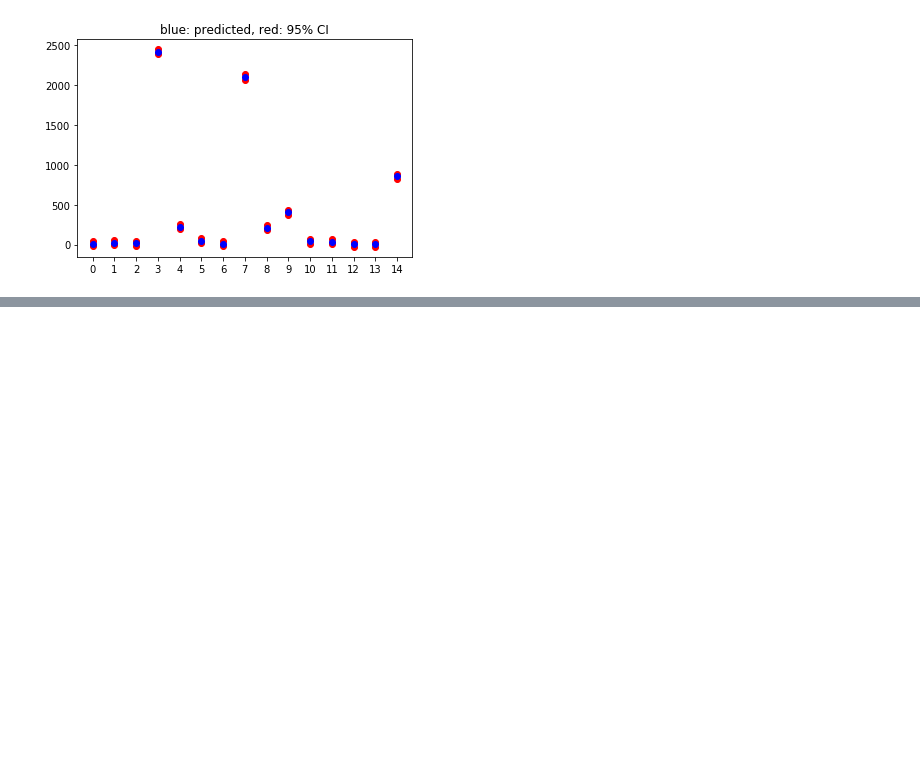
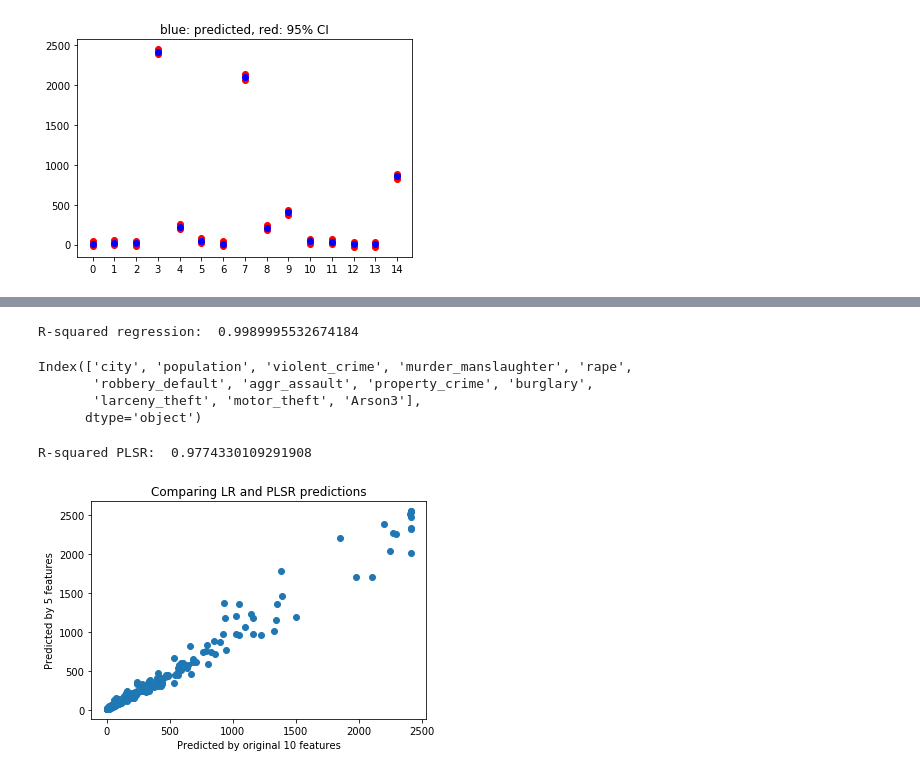
Before and after one commit to PriyankaBiswas/Data-Science, a Jupyter notebook: Unit2_SL/NYCrime/crime_regression_mymodel.ipynb, the cells around one changed output, grey strips where cells are left out. Cells and saved outputs as stored; diff of their text form; code cells hidden in the pictures; blank space fills up the shorter version.

Commit message:
Adding PLSR feature reduction

```diff
--- a/Unit2_SL/NYCrime/crime_regression_mymodel.ipynb
+++ b/Unit2_SL/NYCrime/crime_regression_mymodel.ipynb
@@ -526,0 +531,46 @@ plt.show()
+# %%
+regr = linear_model.LinearRegression()
+regr.fit(X, Y)
+
+Y_pred_reg = regr.predict(X)
+print("R-squared regression: ", regr.score(X,Y))
+# %% [output]
+R-squared regression:  0.9989995532674184
+# %%
+nyc.columns
+# %% [output]
+Index(['city', 'population', 'violent_crime', 'murder_manslaughter', 'rape',
+       'robbery_default', 'aggr_assault', 'property_crime', 'burglary',
+       'larceny_theft', 'motor_theft', 'Arson3'],
+      dtype='object')
+# %%
+X_pls = nyc[['population', 'violent_crime', 'murder_manslaughter', 'rape',
+       'robbery_default', 'aggr_assault',  'burglary',
+       'larceny_theft', 'motor_theft', 'Arson3' ]]
+
+y_pls = nyc.property_crime.values.reshape(-1,1)
+# %%
+# Fit a linear model using Partial Least Squares Regression
+# Reduce feature to 3 components
+
+pls = PLSRegression(n_components=3)
+
+# Reduce X to R(X) and fit on y.
+pls.fit(X_pls, y_pls)
+
+# Save predicted values
+
+Y_pred_pls = pls.predict(X_pls)
+print('R-squared PLSR: ', pls.score(X_pls, y_pls))
+# %% [output]
+R-squared PLSR:  0.9774330109291908
+# %%
+# Comparing the predictions of the two models
+
+plt.scatter(Y_pred_reg, Y_pred_pls)
+plt.xlabel('Predicted by original 10 features')
+plt.ylabel('Predicted by 5 features')
+plt.title('Comparing LR and PLSR predictions')
+plt.show()
+# %% [output]
+[figure, added]
```
Also changed, not shown: parts of 2 cells of this notebook.
